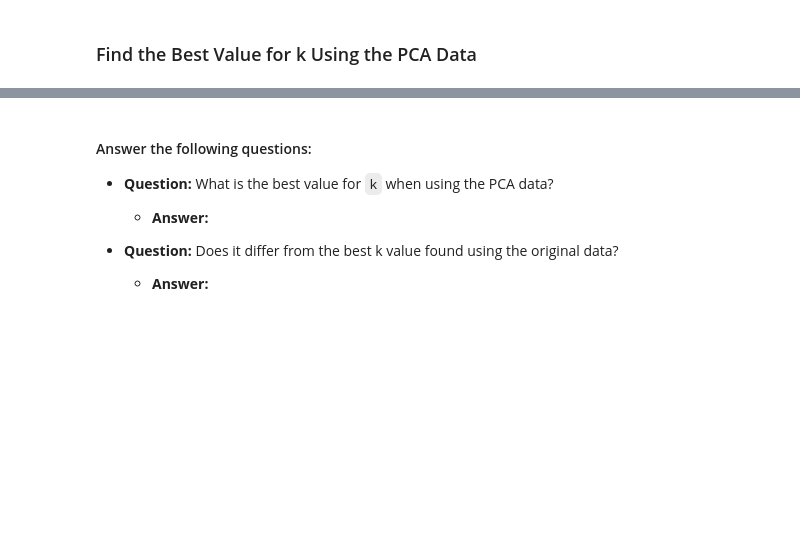
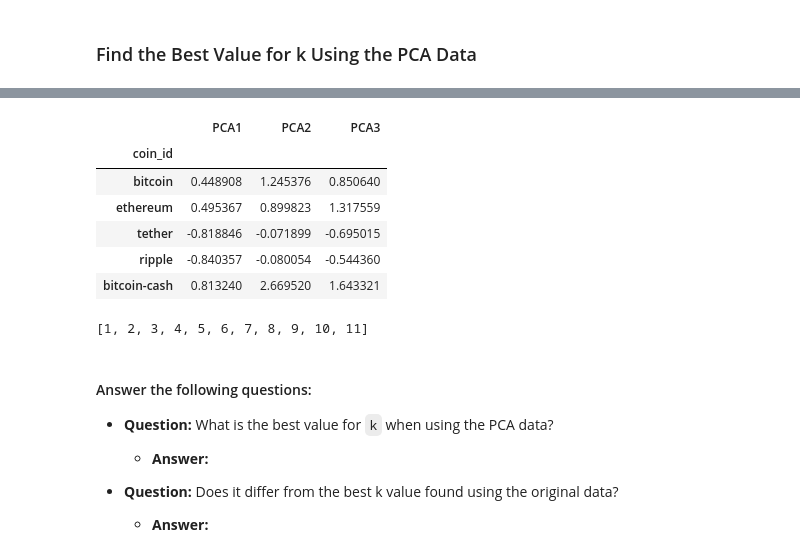
Before and after one commit to msi33/CryptoClustering, a Jupyter notebook: Starter_Code/Crypto_Clustering.ipynb, the cells around one changed output, grey strips where cells are left out. Drawn from its saved outputs; the diff is of its cells as text; code cells hidden in the pictures; blank space fills up the shorter version.

```diff
--- a/Starter_Code/Crypto_Clustering.ipynb
+++ b/Starter_Code/Crypto_Clustering.ipynb
@@ -299,3 +299,10 @@ sum(pca.explained_variance_ratio_)
 ---
 # %% [markdown]
 ### Find the Best Value for k Using the PCA Data
+# %%
+# Create a new DataFrame with the PCA data.
+cluster_pca_df = pd.DataFrame(
+    clusters_pca,
+    columns = ["PCA1", "PCA2", "PCA3"]
+)
+cluster_pca_df.head()
@@ -302,5 +316,26 @@ sum(pca.explained_variance_ratio_)
+# %%
+# Copy the crypto names from the original data
+cluster_pca_df['coin_id'] = list(clusters_predicted.index)
+
+# Set the coinid column as index
+cluster_pca_df = cluster_pca_df.set_index('coin_id')
+
+# Display sample data
+cluster_pca_df.head()
+# %% [output]
+|  | PCA1 | PCA2 | PCA3 |
+| coin_id |  |  |  |
+| bitcoin | 0.448908 | 1.245376 | 0.850640 |
+| ethereum | 0.495367 | 0.899823 | 1.317559 |
+| tether | -0.818846 | -0.071899 | -0.695015 |
+| ripple | -0.840357 | -0.080054 | -0.544360 |
+| bitcoin-cash | 0.813240 | 2.669520 | 1.643321 |
 # %%
 # Create a list with the number of k-values from 1 to 11
+k = list(range(1,12))
+k
+# %% [output]
+[1, 2, 3, 4, 5, 6, 7, 8, 9, 10, 11]
 # %%
 # Create an empty list to store the inertia values
 
```
Also changed, not shown: parts of 3 cells of this notebook.
